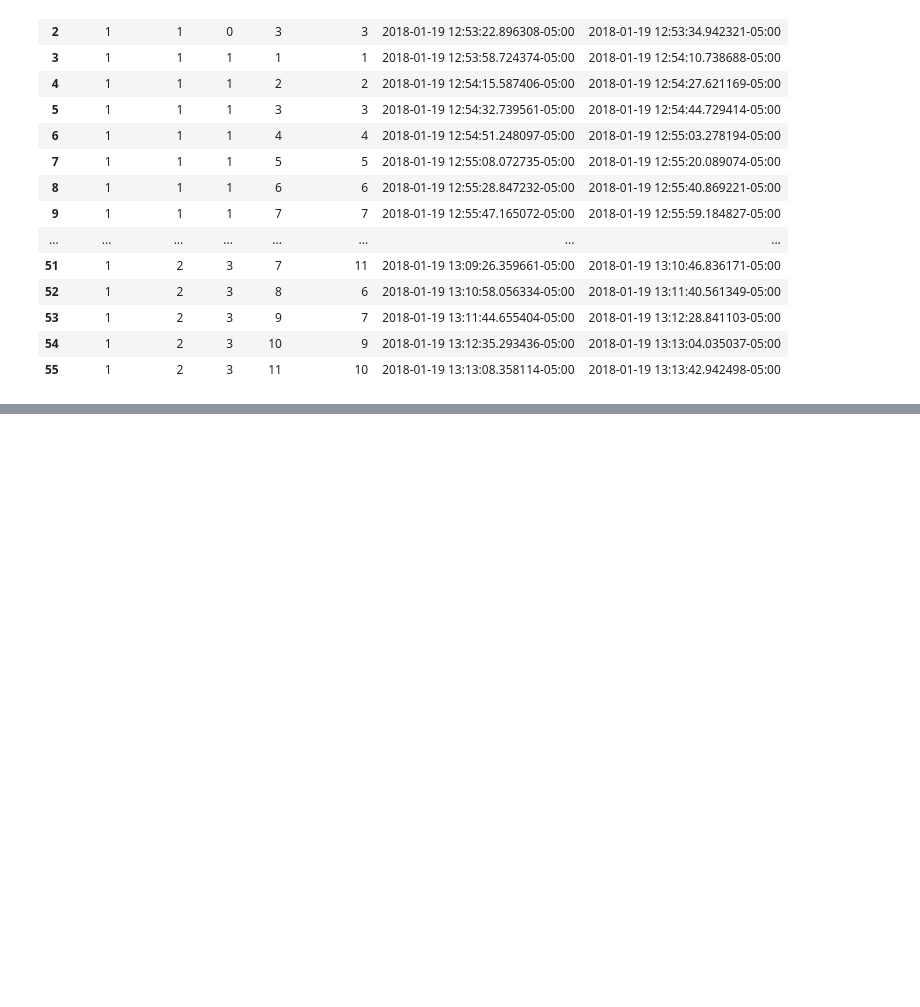
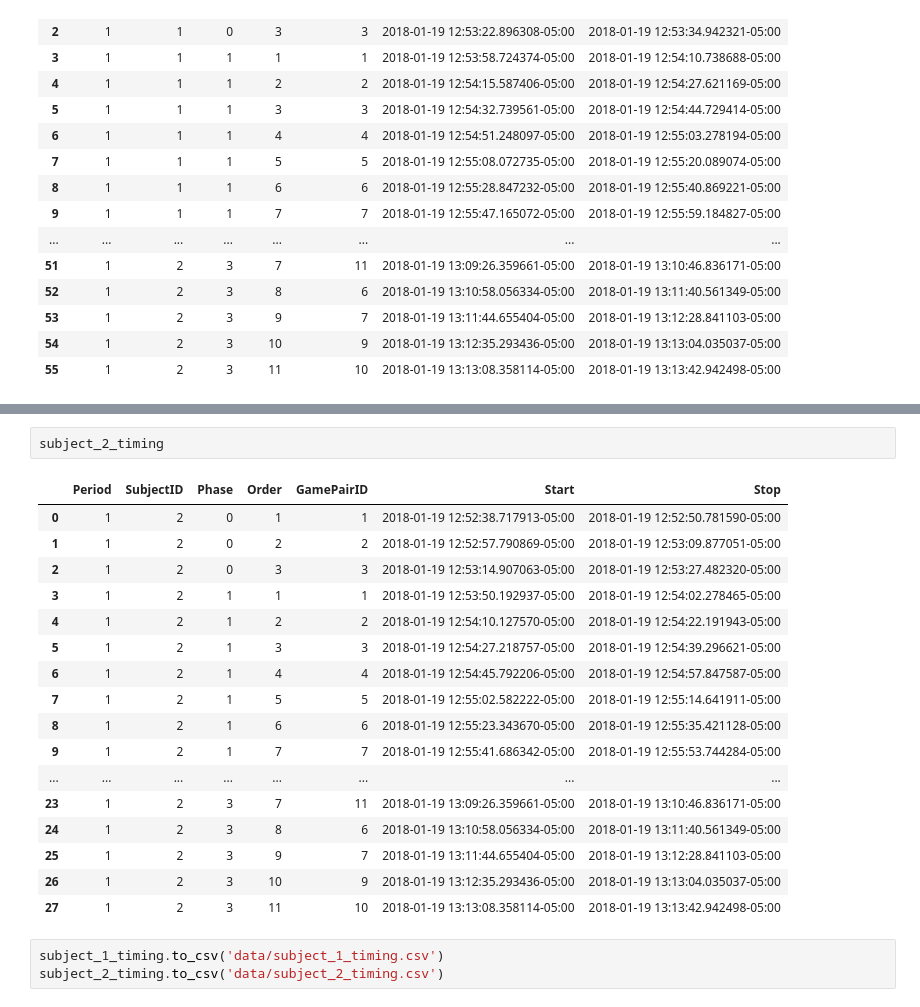
Before and after one commit to aaruff/AIG-EyeTrackerPostProcessing, a Jupyter notebook: ScreenTimePostProcessing.ipynb, the cells around one changed output, grey strips where cells are left out. Drawn from its saved outputs; the diff is of its cells as text; blank space fills up the shorter version.

```diff
--- a/ScreenTimePostProcessing.ipynb
+++ b/ScreenTimePostProcessing.ipynb
@@ -185,0 +207,23 @@ timing.to_csv('data/timing.csv')
+# %%
+subject_2_timing
+# %% [output]
+|  | Period | SubjectID | Phase | Order | GamePairID | Start | Stop |
+| 0 | 1 | 2 | 0 | 1 | 1 | 2018-01-19 12:52:38.717913-05:00 | 2018-01-19 12:52:50.781590-05:00 |
+| 1 | 1 | 2 | 0 | 2 | 2 | 2018-01-19 12:52:57.790869-05:00 | 2018-01-19 12:53:09.877051-05:00 |
+| 2 | 1 | 2 | 0 | 3 | 3 | 2018-01-19 12:53:14.907063-05:00 | 2018-01-19 12:53:27.482320-05:00 |
+| 3 | 1 | 2 | 1 | 1 | 1 | 2018-01-19 12:53:50.192937-05:00 | 2018-01-19 12:54:02.278465-05:00 |
+| 4 | 1 | 2 | 1 | 2 | 2 | 2018-01-19 12:54:10.127570-05:00 | 2018-01-19 12:54:22.191943-05:00 |
+| 5 | 1 | 2 | 1 | 3 | 3 | 2018-01-19 12:54:27.218757-05:00 | 2018-01-19 12:54:39.296621-05:00 |
+| 6 | 1 | 2 | 1 | 4 | 4 | 2018-01-19 12:54:45.792206-05:00 | 2018-01-19 12:54:57.847587-05:00 |
+| 7 | 1 | 2 | 1 | 5 | 5 | 2018-01-19 12:55:02.582222-05:00 | 2018-01-19 12:55:14.641911-05:00 |
+| 8 | 1 | 2 | 1 | 6 | 6 | 2018-01-19 12:55:23.343670-05:00 | 2018-01-19 12:55:35.421128-05:00 |
+| 9 | 1 | 2 | 1 | 7 | 7 | 2018-01-19 12:55:41.686342-05:00 | 2018-01-19 12:55:53.744284-05:00 |
+| ... | ... | ... | ... | ... | ... | ... | ... |
+| 23 | 1 | 2 | 3 | 7 | 11 | 2018-01-19 13:09:26.359661-05:00 | 2018-01-19 13:10:46.836171-05:00 |
+| 24 | 1 | 2 | 3 | 8 | 6 | 2018-01-19 13:10:58.056334-05:00 | 2018-01-19 13:11:40.561349-05:00 |
+| 25 | 1 | 2 | 3 | 9 | 7 | 2018-01-19 13:11:44.655404-05:00 | 2018-01-19 13:12:28.841103-05:00 |
+| 26 | 1 | 2 | 3 | 10 | 9 | 2018-01-19 13:12:35.293436-05:00 | 2018-01-19 13:13:04.035037-05:00 |
+| 27 | 1 | 2 | 3 | 11 | 10 | 2018-01-19 13:13:08.358114-05:00 | 2018-01-19 13:13:42.942498-05:00 |
+# %%
+subject_1_timing.to_csv('data/subject_1_timing.csv')
+subject_2_timing.to_csv('data/subject_2_timing.csv')
```
Also changed, not shown: parts of 3 cells of this notebook, 2 other files.
